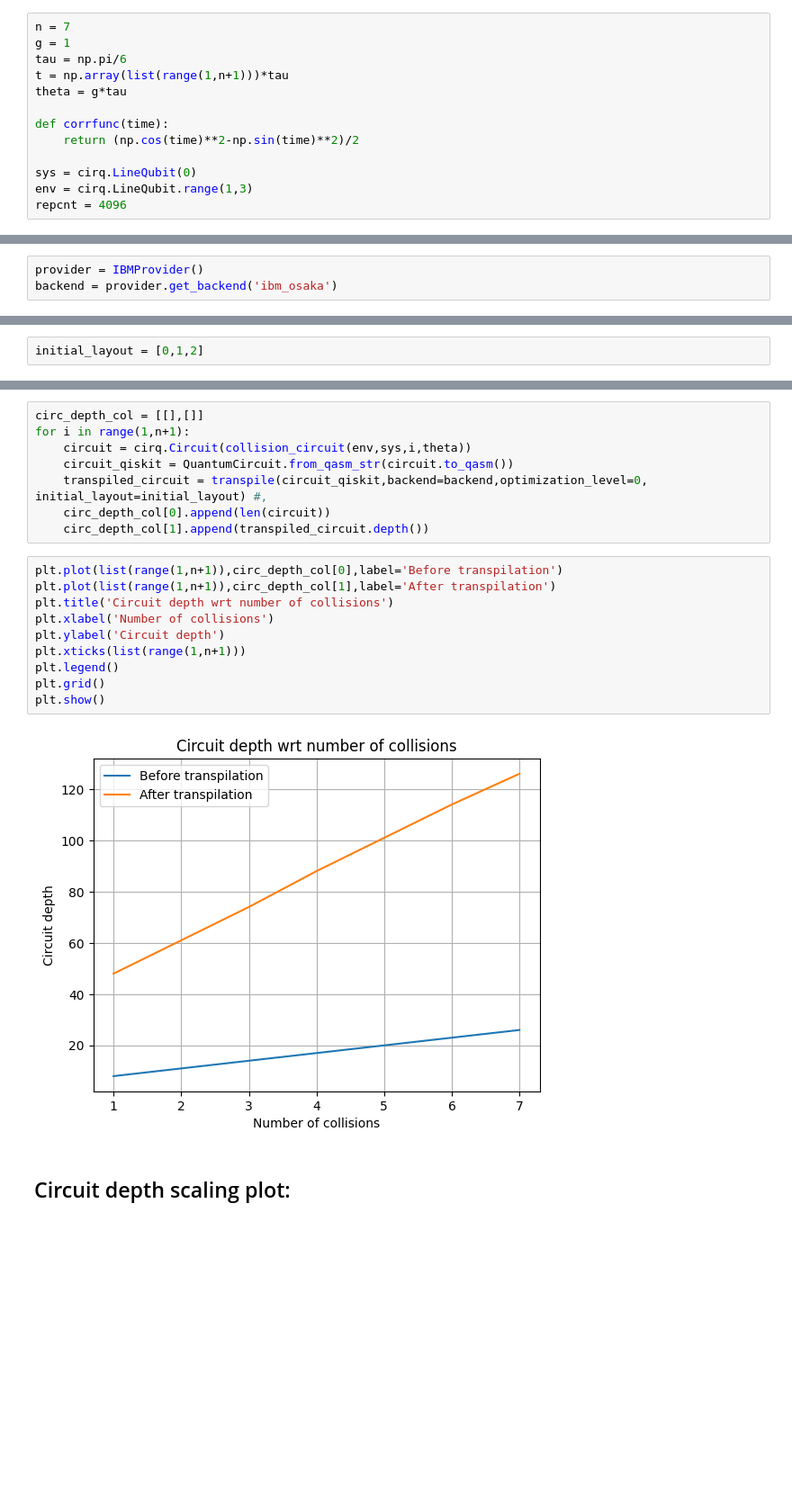
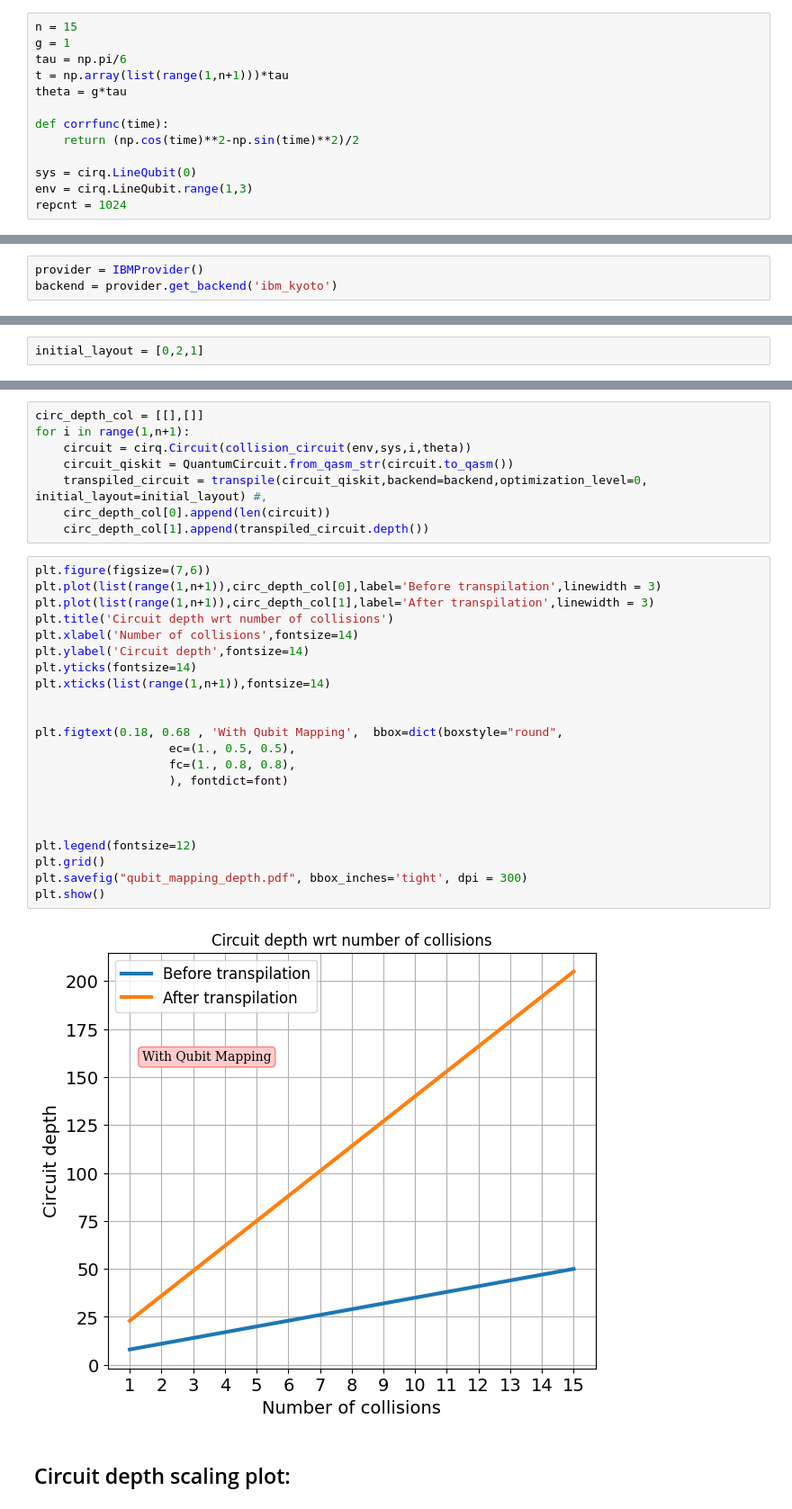
Before and after one commit to JessicaJohnBritto/QOSF_Cohort6, a Jupyter notebook: Results_from_paper/testing_victor/Collisional/collisional.ipynb, the cells around one changed output, grey strips where cells are left out. Shown at 90% size. Drawn from its saved outputs; the diff is of its cells as text; blank space fills up the shorter version.

```diff
--- a/Results_from_paper/testing_victor/Collisional/collisional.ipynb
+++ b/Results_from_paper/testing_victor/Collisional/collisional.ipynb
@@ -53,7 +53,7 @@ def collision_circuit(env,sys,n,theta):
     yield from collision_pattern_correlated(env,sys,n,theta)
     yield from meas_coherence(sys)
 # %%
-n = 7
+n = 15
 g = 1
 tau = np.pi/6
 t = np.array(list(range(1,n+1)))*tau
@@ -64,7 +64,7 @@ def corrfunc(time):
 
 sys = cirq.LineQubit(0)
 env = cirq.LineQubit.range(1,3)
-repcnt = 4096
+repcnt = 1024
 # %% [markdown]
 <hr></hr>
 # %%
@@ -114,7 +114,7 @@ q_1: ─┤ Rz(-π) ├─┤ √X ├┤ Rz(-π) ├┤1     ├─────
 <hr></hr>
 # %%
 provider = IBMProvider()
-backend = provider.get_backend('ibm_osaka')
+backend = provider.get_backend('ibm_kyoto')
 # %%
 #Run this cell to get a view of the qubit layout
 import networkx as nx
@@ -127,5 +127,5 @@ plt.show()
 # %%
-initial_layout = [0,1,2]
+initial_layout = [0,2,1]
 # %%
 scale_factors = [1,3,5,7]
 # %%
@@ -159,17 +159,29 @@ for i in range(1,n+1):
     circ_depth_col[0].append(len(circuit))
     circ_depth_col[1].append(transpiled_circuit.depth())
 # %%
-plt.plot(list(range(1,n+1)),circ_depth_col[0],label='Before transpilation')
-plt.plot(list(range(1,n+1)),circ_depth_col[1],label='After transpilation')
+plt.figure(figsize=(7,6))
+plt.plot(list(range(1,n+1)),circ_depth_col[0],label='Before transpilation',linewidth = 3)
+plt.plot(list(range(1,n+1)),circ_depth_col[1],label='After transpilation',linewidth = 3)
 plt.title('Circuit depth wrt number of collisions')
-plt.xlabel('Number of collisions')
-plt.ylabel('Circuit depth')
-plt.xticks(list(range(1,n+1)))
-plt.legend()
+plt.xlabel('Number of collisions',fontsize=14)
+plt.ylabel('Circuit depth',fontsize=14)
+plt.yticks(fontsize=14)
+plt.xticks(list(range(1,n+1)),fontsize=14)
+
+
+plt.figtext(0.18, 0.68 , 'With Qubit Mapping',  bbox=dict(boxstyle="round",
+                   ec=(1., 0.5, 0.5),
+                   fc=(1., 0.8, 0.8),
+                   ), fontdict=font)
+
+
+
+plt.legend(fontsize=12)
 plt.grid()
+plt.savefig("qubit_mapping_depth.pdf", bbox_inches='tight', dpi = 300)
 plt.show()
 # %% [output]
-[figure, old version]
+[figure, new version]
 # %% [markdown]
 <h2>Circuit depth scaling plot:</h2>
 # %%
```
Also changed, not shown: parts of 11 cells of this notebook, 3 other files.
